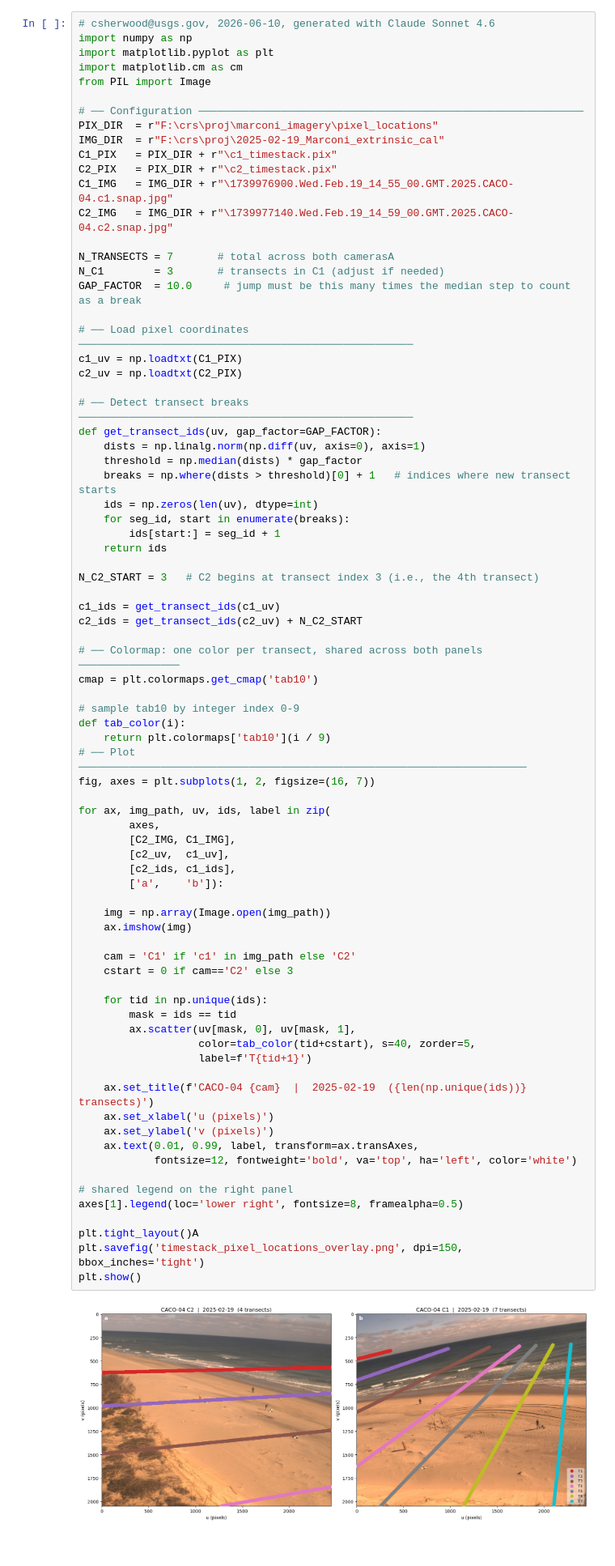
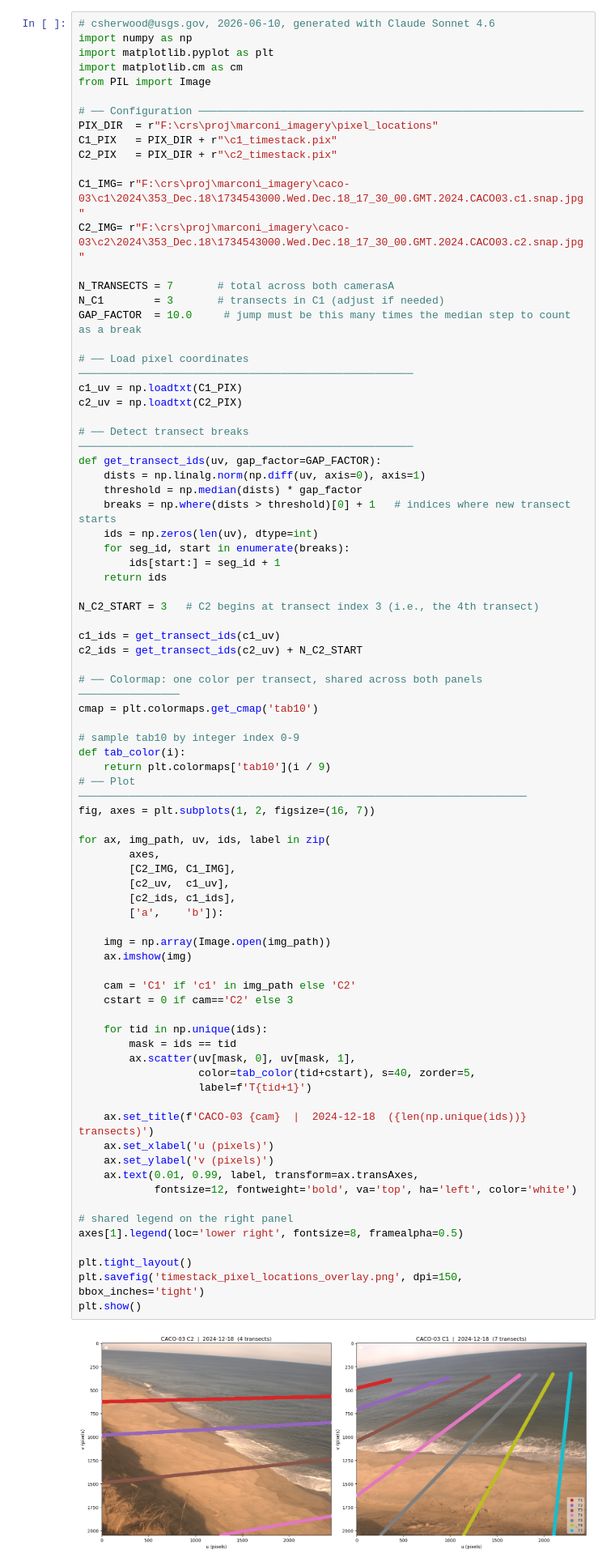
Before and after one commit to csherwood-usgs/ShoreScan, a Jupyter notebook: runup/crs_notebooks/pix_transects_on_obliques.ipynb, the cells around one changed output. Shown at 81% size. Cells and saved outputs as stored; diff of their text form.

```diff
--- a/runup/crs_notebooks/pix_transects_on_obliques.ipynb
+++ b/runup/crs_notebooks/pix_transects_on_obliques.ipynb
@@ -7,11 +7,11 @@ from PIL import Image
 
 # ── Configuration ─────────────────────────────────────────────────────────────
 PIX_DIR  = r"F:\crs\proj\marconi_imagery\pixel_locations"
-IMG_DIR  = r"F:\crs\proj\2025-02-19_Marconi_extrinsic_cal"
 C1_PIX   = PIX_DIR + r"\c1_timestack.pix"
 C2_PIX   = PIX_DIR + r"\c2_timestack.pix"
-C1_IMG   = IMG_DIR + r"\1739976900.Wed.Feb.19_14_55_00.GMT.2025.CACO-04.c1.snap.jpg"
-C2_IMG   = IMG_DIR + r"\1739977140.Wed.Feb.19_14_59_00.GMT.2025.CACO-04.c2.snap.jpg"
+
+C1_IMG= r"F:\crs\proj\marconi_imagery\caco-03\c1\2024\353_Dec.18\1734543000.Wed.Dec.18_17_30_00.GMT.2024.CACO03.c1.snap.jpg"
+C2_IMG= r"F:\crs\proj\marconi_imagery\caco-03\c2\2024\353_Dec.18\1734543000.Wed.Dec.18_17_30_00.GMT.2024.CACO03.c2.snap.jpg"
 
 N_TRANSECTS = 7       # total across both camerasA
 N_C1        = 3       # transects in C1 (adjust if needed)
@@ -48,33 +48,33 @@ fig, axes = plt.subplots(1, 2, figsize=(16, 7))
 for ax, img_path, uv, ids, label in zip(
         axes,
         [C2_IMG, C1_IMG],
         [c2_uv,  c1_uv],
         [c2_ids, c1_ids],
         ['a',    'b']):
 
     img = np.array(Image.open(img_path))
     ax.imshow(img)
 
     cam = 'C1' if 'c1' in img_path else 'C2'
     cstart = 0 if cam=='C2' else 3
 
     for tid in np.unique(ids):
         mask = ids == tid
         ax.scatter(uv[mask, 0], uv[mask, 1],
                    color=tab_color(tid+cstart), s=40, zorder=5,
                    label=f'T{tid+1}')
 
-    ax.set_title(f'CACO-04 {cam}  |  2025-02-19  ({len(np.unique(ids))} transects)')
+    ax.set_title(f'CACO-03 {cam}  |  2024-12-18  ({len(np.unique(ids))} transects)')
     ax.set_xlabel('u (pixels)')
     ax.set_ylabel('v (pixels)')
     ax.text(0.01, 0.99, label, transform=ax.transAxes,
             fontsize=12, fontweight='bold', va='top', ha='left', color='white')
 
 # shared legend on the right panel
 axes[1].legend(loc='lower right', fontsize=8, framealpha=0.5)
 
-plt.tight_layout()A
+plt.tight_layout()
 plt.savefig('timestack_pixel_locations_overlay.png', dpi=150, bbox_inches='tight')
 plt.show()
 # %% [output]
-[figure, old version]
+[figure, new version]
```
Also changed, not shown: 1 other file.
